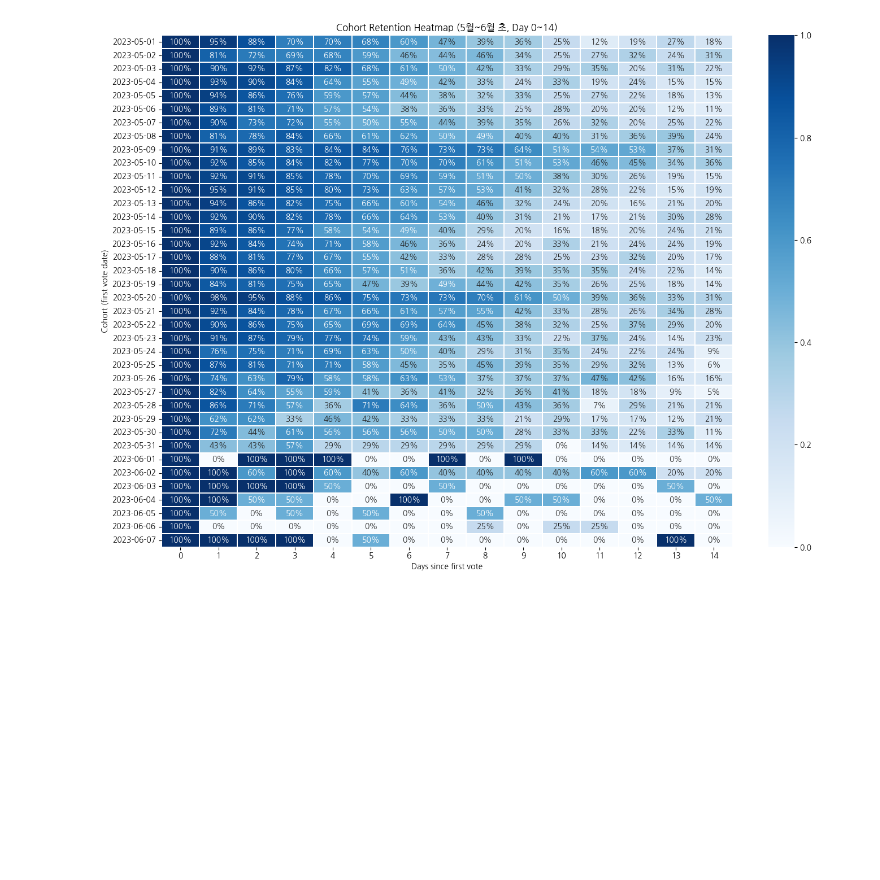
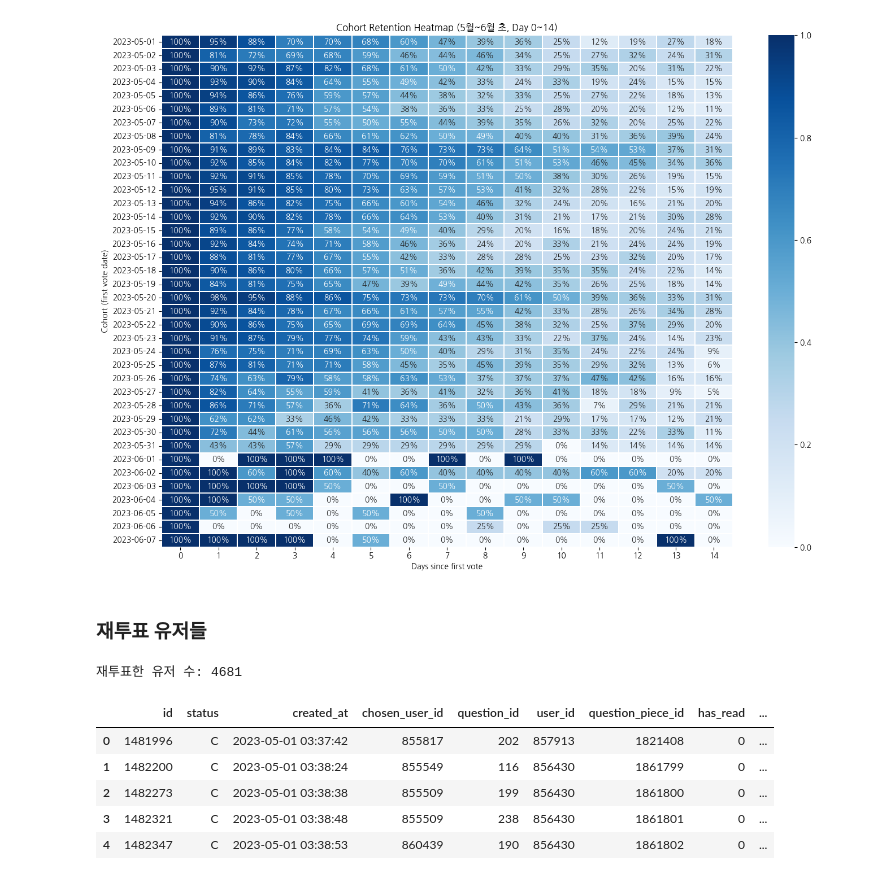
Before and after one commit to saeraniren/advanced_project, a Jupyter notebook: kpi_리텐션.ipynb, the cells around one changed output. Cells and saved outputs as stored; diff of their text form; code cells hidden in the pictures; blank space fills up the shorter version.

```diff
--- a/kpi_리텐션.ipynb
+++ b/kpi_리텐션.ipynb
@@ -556,3 +556,25 @@ plt.tight_layout()
 plt.show()
 # %% [output]
 [figure]
+# %% [markdown]
+### 재투표 유저들
+# %%
+# Step 1: Day 1 이상에 재투표한 user_id 목록 추출
+repeat_voters = retention_df[retention_df['days_since_first'] >= 1]['user_id'].unique()
+
+print(f"재투표한 유저 수: {len(repeat_voters)}")
+# %% [output]
+재투표한 유저 수: 4681
+# %%
+# Step 2: 재투표 유저들의 전체 기록 보기
+repeat_vote_logs = retention_df[retention_df['user_id'].isin(repeat_voters)]
+
+# 확인
+display(repeat_vote_logs.head())
+# %% [output]
+|  | id | status | created_at | chosen_user_id | question_id | user_id | question_piece_id | has_read | ... |
+| 0 | 1481996 | C | 2023-05-01 03:37:42 | 855817 | 202 | 857913 | 1821408 | 0 | ... |
+| 1 | 1482200 | C | 2023-05-01 03:38:24 | 855549 | 116 | 856430 | 1861799 | 0 | ... |
+| 2 | 1482273 | C | 2023-05-01 03:38:38 | 855509 | 199 | 856430 | 1861800 | 0 | ... |
+| 3 | 1482321 | C | 2023-05-01 03:38:48 | 855509 | 238 | 856430 | 1861801 | 0 | ... |
+| 4 | 1482347 | C | 2023-05-01 03:38:53 | 860439 | 190 | 856430 | 1861802 | 0 | ... |
```
Also changed, not shown: parts of 1 cell of this notebook.
